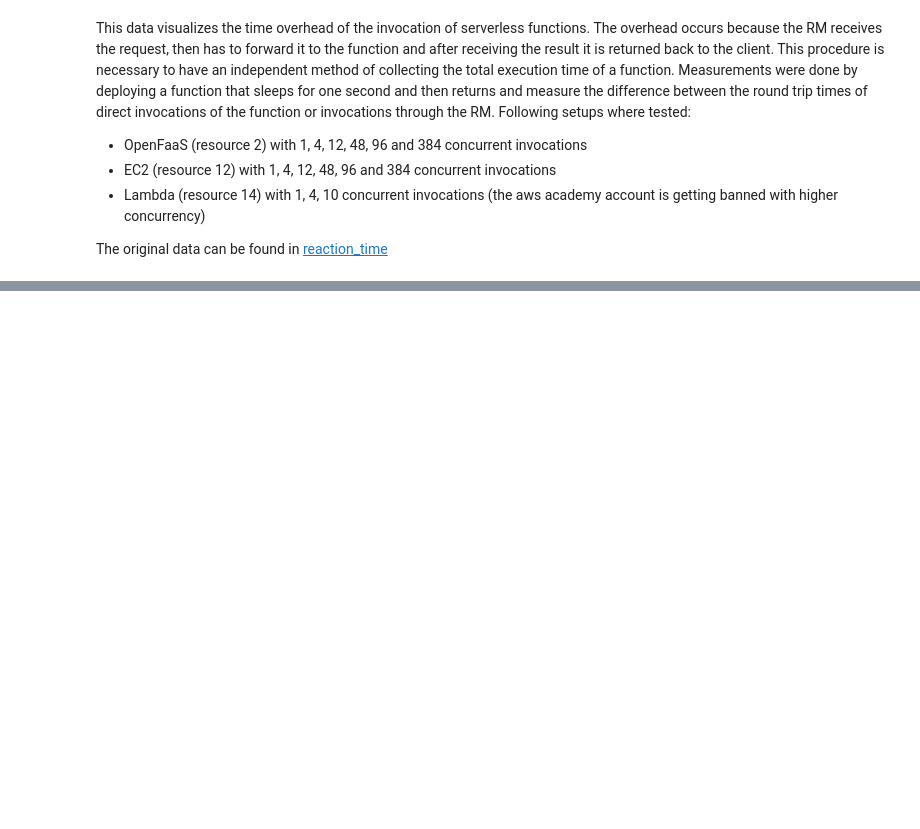
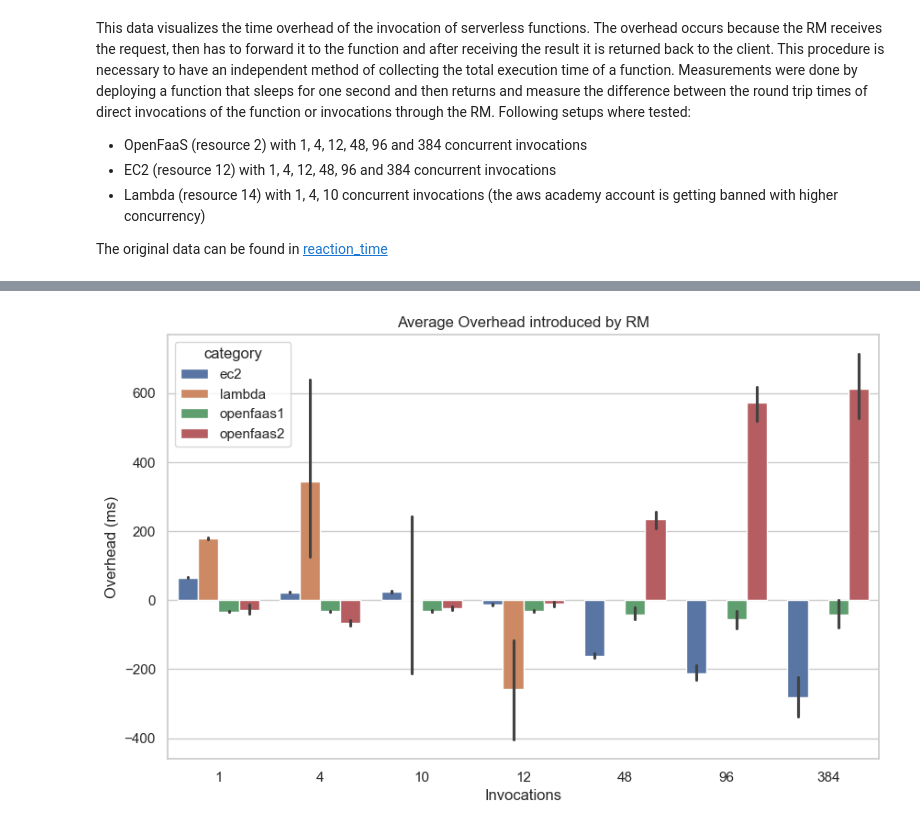
Before and after one commit to Apollo-Tools/resource-manager, a Jupyter notebook: benchmark/results/rm-analysis/function_invocations.ipynb, the cells around one changed output, grey strips where cells are left out. Drawn from its saved outputs; the diff is of its cells as text; code cells hidden in the pictures; blank space fills up the shorter version.

```diff
--- a/benchmark/results/rm-analysis/function_invocations.ipynb
+++ b/benchmark/results/rm-analysis/function_invocations.ipynb
@@ -62,0 +77,18 @@ plt.show()
+# %%
+fi_rtt = []
+fi_dir = os.path.join(data_dir, "function_invocation")
+all_df = pd.DataFrame()
+for file_path in glob.glob(fi_dir + "/*.csv"):
+       df = pd.read_csv(file_path)
+       filename = os.path.basename(file_path)
+       parts = filename.split('_')
+       category = parts[1]
+       invocations = parts[2].split('.')[0]
+       df['category'] = category
+       df['invocations'] = int(invocations)
+       df = df.groupby(['test-run', 'type', 'category', 'invocations']).mean().reset_index()
+       df['rm_mean'] = df[df['type'] == 'rm']["round trip time (ms)"].mean()
+       df['rm_median']  = df[df['type'] == 'rm']["round trip time (ms)"].median()
+       df['mean_diff'] = df['round trip time (ms)'] - df['rm_mean']
+       all_df = pd.concat([all_df, df], ignore_index=True)
+all_df
@@ -62,0 +109,10 @@ plt.show()
+# %%
+plt.figure(figsize=(10, 6))
+sns.barplot(x='invocations', y='mean_diff', hue='category', data=all_df[all_df['type'] == 'direct'])
+plt.title('Average Overhead introduced by RM')
+plt.xlabel('Invocations')
+plt.ylabel('Overhead (ms)')
+plt.legend(title='category')
+plt.show()
+# %% [output]
+[figure, added]
```
Also changed, not shown: parts of 4 cells of this notebook, 31 other files.
